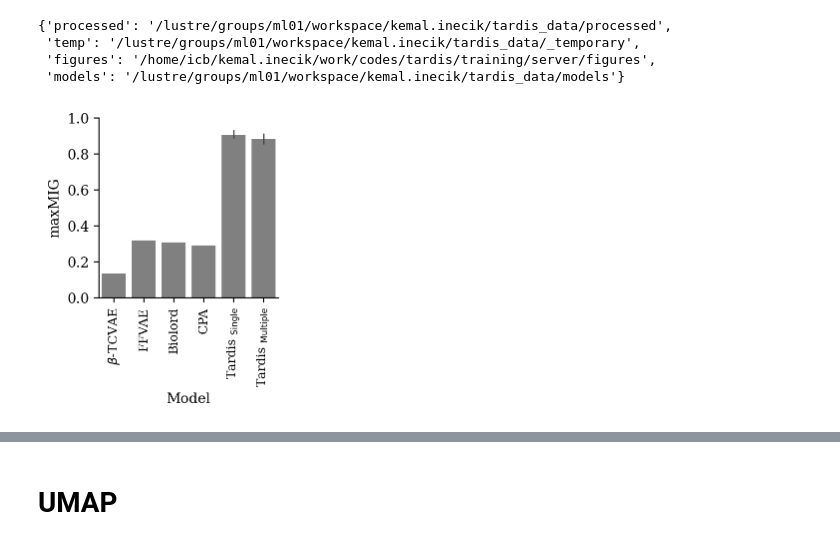
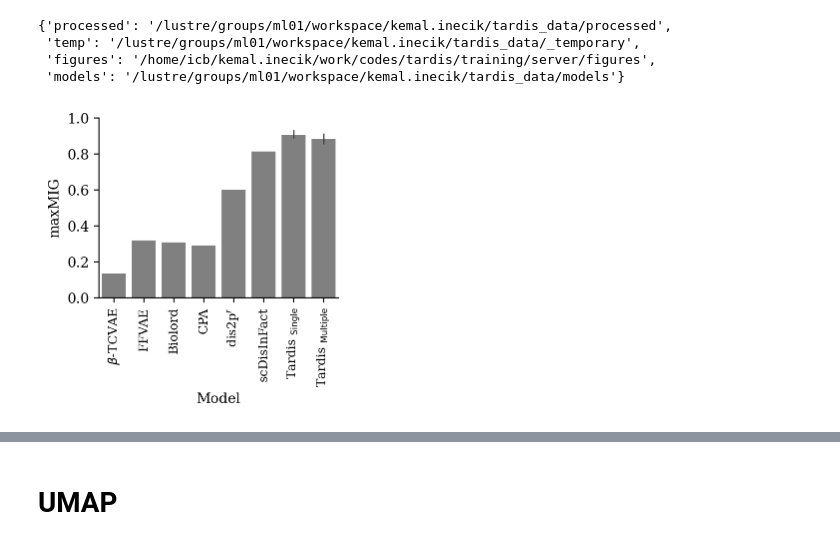
Before and after one commit to theislab/tardis, a Jupyter notebook: notebooks/figure2/afriat_mi.ipynb, the cells around one changed output, grey strips where cells are left out. Cells and saved outputs as stored; diff of their text form; code cells hidden in the pictures.

Commit message:
Figure update

```diff
--- a/notebooks/figure2/afriat_mi.ipynb
+++ b/notebooks/figure2/afriat_mi.ipynb
@@ -201,3 +207,9 @@ metrics
+# %%
+# the value is written from the paper directly. https://openreview.net/forum?id=YeOUqnPVwM
+# https://openreview.net/pdf?id=YeOUqnPVwM
+# because the working and fully supported model is not publicly available.
+# and note that 0.6 is not critical value, not close to any other models.
+metrics.append({'model_name': 'dis2p', 'model_desc': 'dis2p', 'maxmig': {'all': 0.6}})
 # %%
 _general_comparison = [{k: v for k, v in i.items() if k in ["model_name", "model_desc", "maxmig"]} for i in metrics if "maxmig" in i]
 rows = []
@@ -217,6 +229,8 @@ rename_dict_model_name = {
     "ffvae": "FFVAE",
     "biolord": "Biolord",
     "btcvae": r"$\beta$-TCVAE",
+    'dis2p': r'dis2p$^r$',
+    'scdisinfact': 'scDisInFact',
     "status_control;zone;time_cat": r"Tardis $_{\mathrm{Single}}$",
 }
 
@@ -244,18 +258,18 @@ tardis.config.io_directories
  'models': '/lustre/groups/ml01/workspace/kemal.inecik/tardis_data/models'}
 # %%
 figsize = (3, 3)
-fig = plt.figure(figsize=(figsize[0] * 3, figsize[1] * 3))
+fig = plt.figure(figsize=(figsize[0] * 4, figsize[1] * 3))
 fig.subplots_adjust(left=0.4, right=0.6, top=0.6, bottom=0.4)
 
 sns.barplot(df, x="Model",  y="maxMIG",
-            order=[r"$\beta$-TCVAE", "FFVAE", "Biolord", "CPA", r"Tardis $_{\mathrm{Single}}$", r"Tardis $_{\mathrm{Multiple}}$"],
+            order=[r"$\beta$-TCVAE", "FFVAE", "Biolord", "CPA", r'dis2p$^r$', 'scDisInFact',r"Tardis $_{\mathrm{Single}}$", r"Tardis $_{\mathrm{Multiple}}$"],
             color='gray',
             err_kws={'linewidth': 1},
 )
 plt.ylim(0, 1)
 sns.despine()
 
 plt.xticks(fontsize=9, rotation=90)  # Correct way to set fontsize
 plt.savefig(os.path.join("/home/icb/kemal.inecik/work/codes/tardis/training/server/figures", "fig2_model_comparison.pdf"), format="pdf")
 # %% [output]
-[figure, old version]
+[figure, new version]
```
Also changed, not shown: parts of 18 cells of this notebook, 5 other files.
